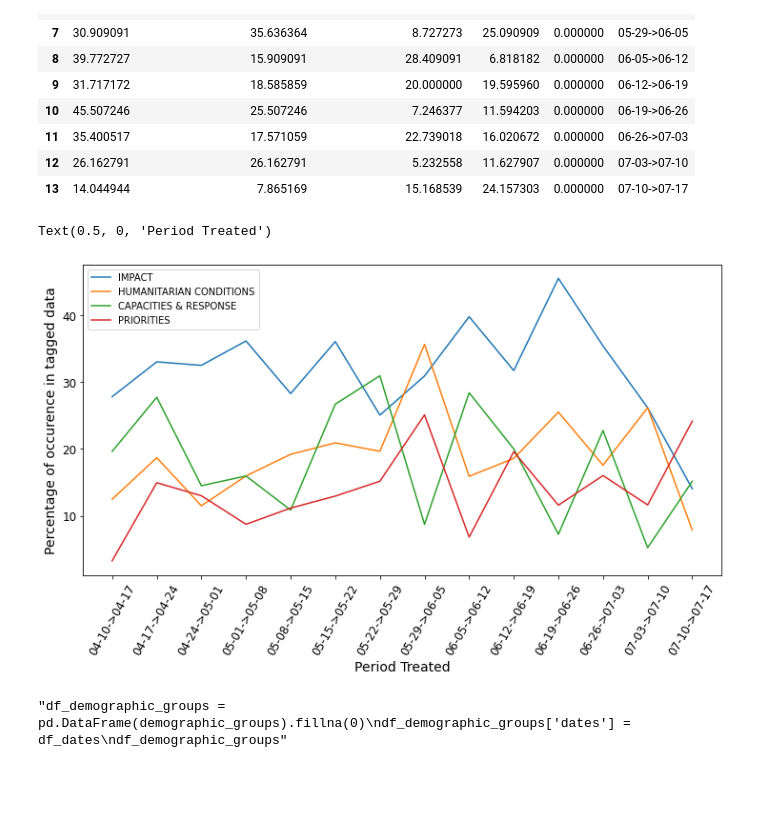
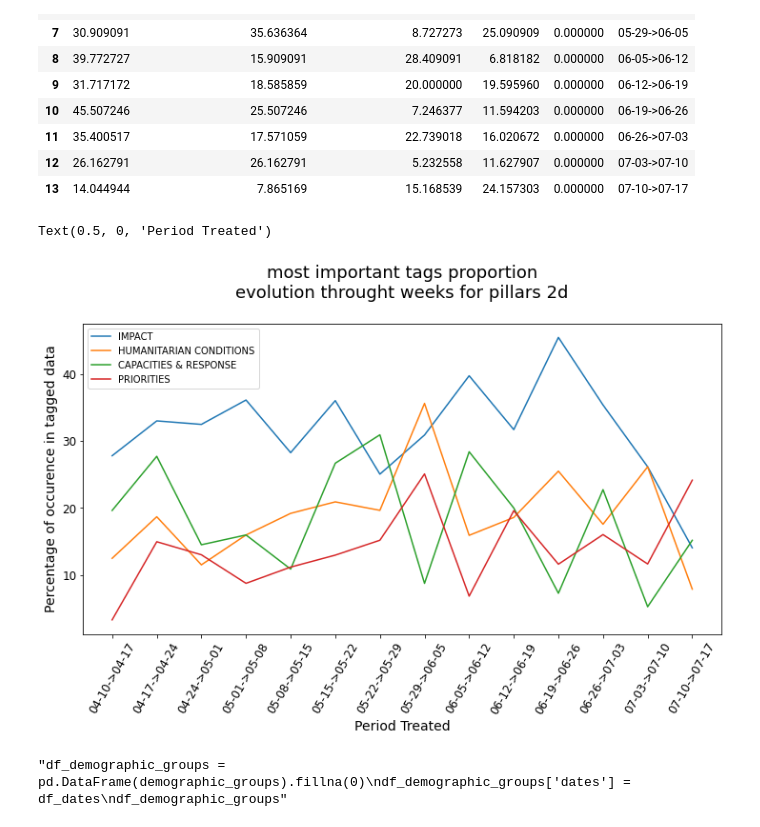
Before and after one commit to the-deep/deep-experiments, a Jupyter notebook: notebooks/models/selim/data_generation/IFRC_Tukey_analysis.ipynb, the cells around one changed output. Drawn from its saved outputs; the diff is of its cells as text; code cells hidden in the pictures; blank space fills up the shorter version.

```diff
--- a/notebooks/models/selim/data_generation/IFRC_Tukey_analysis.ipynb
+++ b/notebooks/models/selim/data_generation/IFRC_Tukey_analysis.ipynb
@@ -270,17 +272,18 @@ df_subpillars_2d
 # %%
 plt.figure(figsize=(12, 6))
 for col in ['IMPACT', 'HUMANITARIAN CONDITIONS', 'CAPACITIES & RESPONSE', 'PRIORITIES']:
     sns.lineplot(data=df_subpillars_2d, x='dates', y=col, label=col)
     plt.legend()
 
 plt.xticks(rotation=60, size=12)
 plt.yticks(size=12)
 
+plt.title('most important tags proportion\nevolution throught weeks for pillars 2d\n', size=18)
 plt.ylabel("Percentage of occurence in tagged data", size=14)
 plt.xlabel("Period Treated" ,size=14)
 # %% [output]
 Text(0.5, 0, 'Period Treated')
-[figure, old version]
+[figure, new version]
 # %%
 """df_demographic_groups = pd.DataFrame(demographic_groups).fillna(0)
 df_demographic_groups['dates'] = df_dates
```
Also changed, not shown: parts of 10 cells of this notebook.
